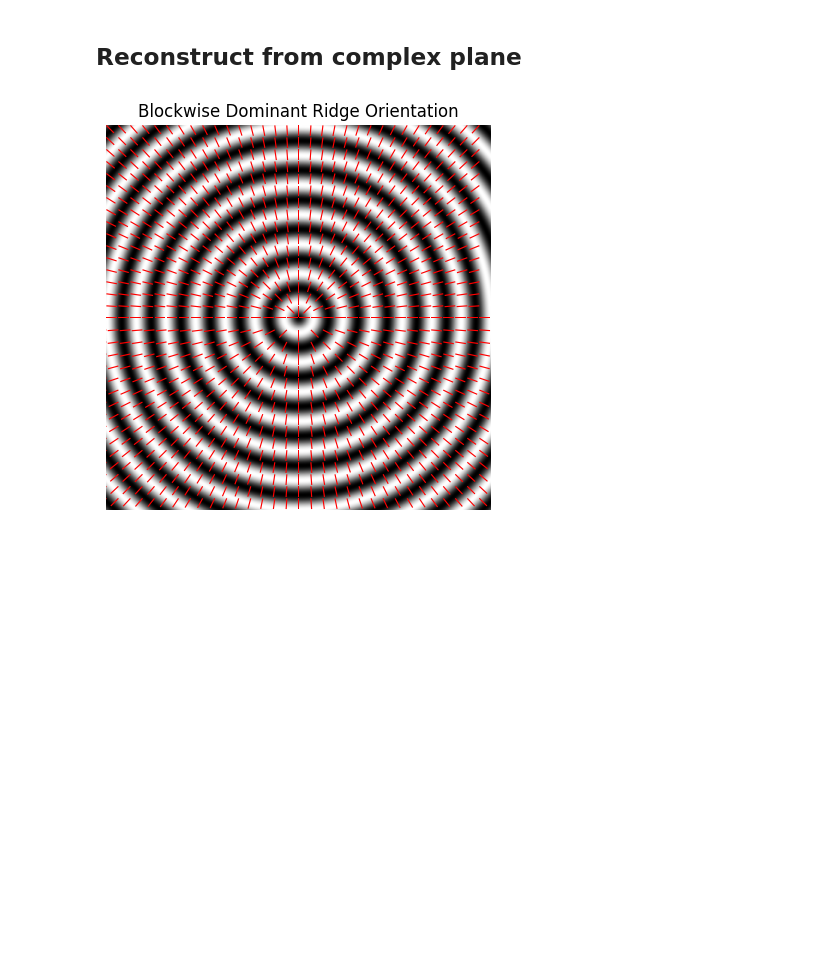
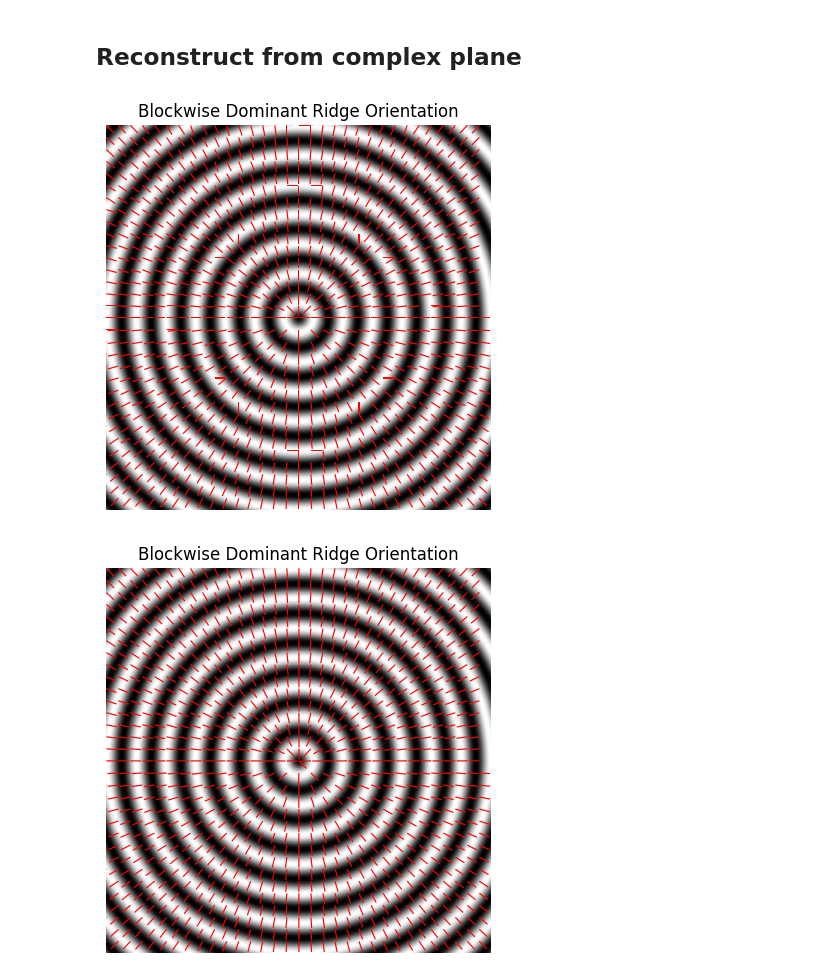
Before and after one commit to therealozp/fingerprint-generator, a Jupyter notebook: image_to_maps/phase_field.ipynb, the cells around one changed output. Cells and saved outputs as stored; diff of their text form; code cells hidden in the pictures; blank space fills up the shorter version.

```diff
--- a/image_to_maps/phase_field.ipynb
+++ b/image_to_maps/phase_field.ipynb
@@ -239,12 +330,15 @@ plt.show()
 # %%
-dpsi_dx = np.gradient(psi_c, axis=1)
-dpsi_dy = np.gradient(psi_c, axis=0)
+dpsi_dx = np.gradient(img, axis=1)
+dpsi_dy = np.gradient(img, axis=0)
+
+theta = np.arctan2(dpsi_dy, dpsi_dx)
+theta = np.mod(theta, np.pi)
 
 # phase gradient magnitude → local spatial frequency
-freq_map = np.sqrt(dpsi_dx**2 + dpsi_dy**2) / (2 * np.pi)
 # orientation (edge direction, in radians)
-theta = np.arctan2(dpsi_dy, dpsi_dx)
-theta = np.mod(theta, np.pi)
 plot_gradients(img, theta, stride=16)
+plot_gradients(img, theta_map, stride=16)
+plot_gradients(img, theta_smoothed, stride=16)
 # %% [output]
-[figure, old version]
+[figure, new version]
+[figure, added]
```
Also changed, not shown: parts of 8 cells of this notebook.
